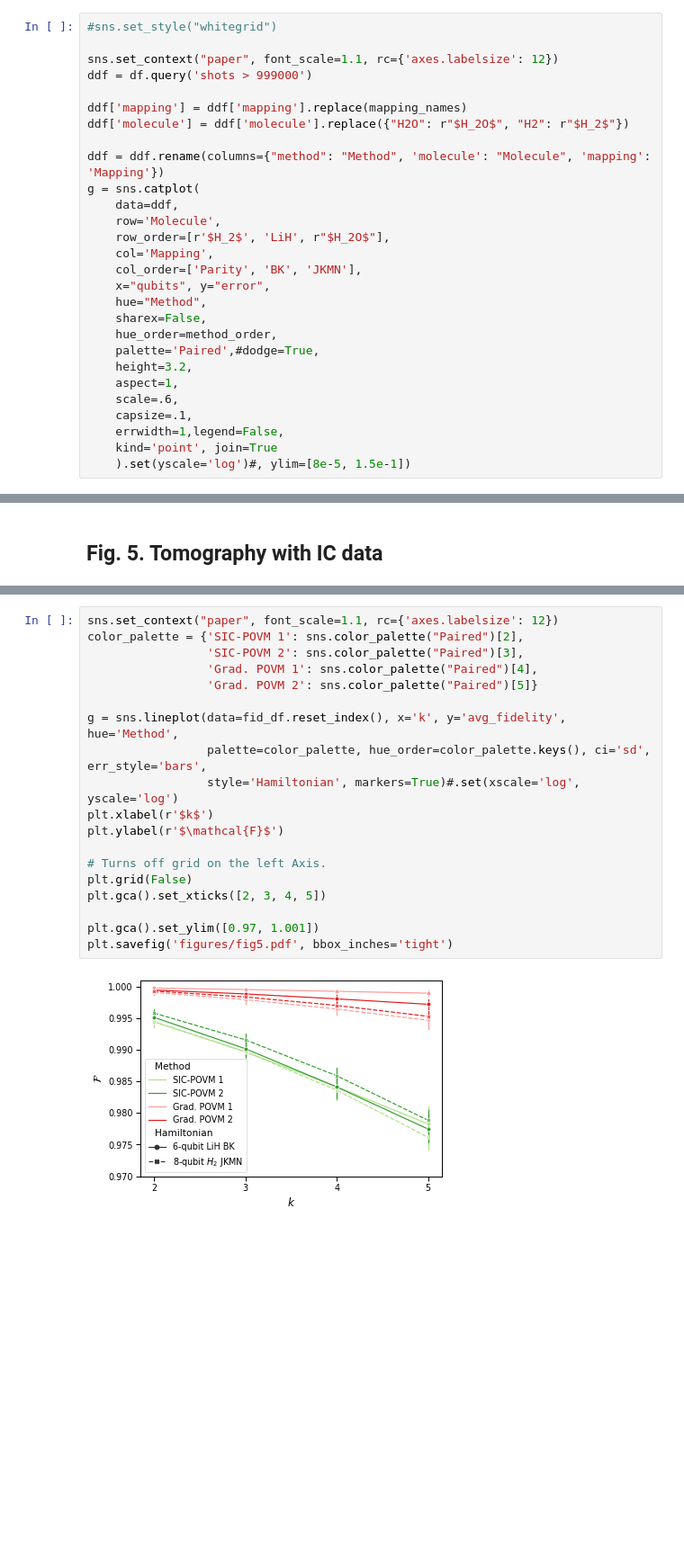
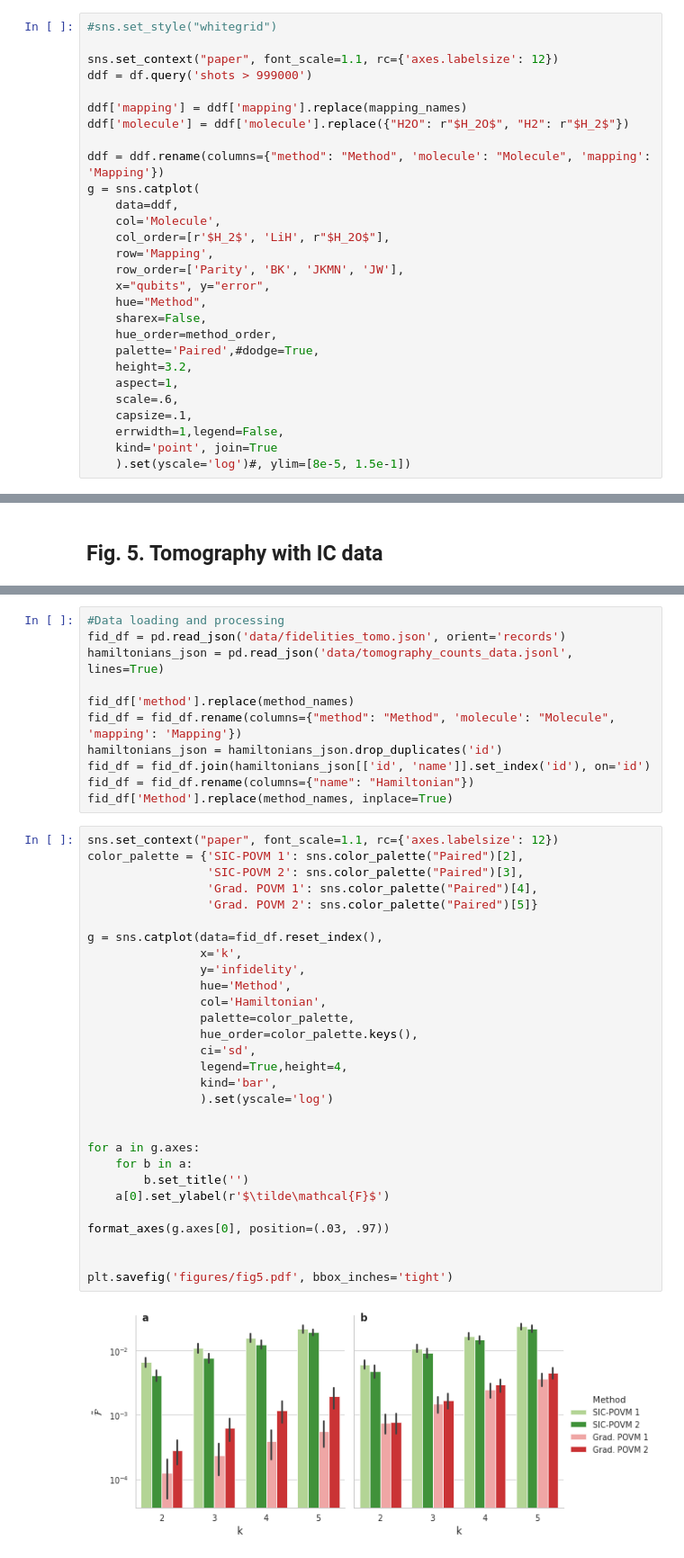
Before and after one commit to matteoacrossi/adapt_ic-povm, a Jupyter notebook: Figures.ipynb, the cells around one changed output, grey strips where cells are left out. Shown at 90% size. Cells and saved outputs as stored; diff of their text form; blank space fills up the shorter version.

```diff
--- a/Figures.ipynb
+++ b/Figures.ipynb
@@ -360,10 +286,10 @@ ddf['molecule'] = ddf['molecule'].replace({"H2O": r"$H_2O$", "H2": r"$H_2$"})
 ddf = ddf.rename(columns={"method": "Method", 'molecule': "Molecule", 'mapping': 'Mapping'})
 g = sns.catplot(
     data=ddf,
-    row='Molecule',
-    row_order=[r'$H_2$', 'LiH', r"$H_2O$"],
-    col='Mapping',
-    col_order=['Parity', 'BK', 'JKMN'],
+    col='Molecule',
+    col_order=[r'$H_2$', 'LiH', r"$H_2O$"],
+    row='Mapping',
+    row_order=['Parity', 'BK', 'JKMN', 'JW'],
     x="qubits", y="error",
     hue="Method",
     sharex=False,
@@ -535,21 +446,42 @@ fid_df = pd.read_json('data/fidelities_tomo.json', orient='records')
+# %%
+#Data loading and processing
+fid_df = pd.read_json('data/fidelities_tomo.json', orient='records')
+hamiltonians_json = pd.read_json('data/tomography_counts_data.jsonl', lines=True)
+
+fid_df['method'].replace(method_names)
+fid_df = fid_df.rename(columns={"method": "Method", 'molecule': "Molecule", 'mapping': 'Mapping'})
+hamiltonians_json = hamiltonians_json.drop_duplicates('id')
+fid_df = fid_df.join(hamiltonians_json[['id', 'name']].set_index('id'), on='id')
+fid_df = fid_df.rename(columns={"name": "Hamiltonian"})
+fid_df['Method'].replace(method_names, inplace=True)
 # %%
 sns.set_context("paper", font_scale=1.1, rc={'axes.labelsize': 12})
 color_palette = {'SIC-POVM 1': sns.color_palette("Paired")[2],
                  'SIC-POVM 2': sns.color_palette("Paired")[3],
                  'Grad. POVM 1': sns.color_palette("Paired")[4],
                  'Grad. POVM 2': sns.color_palette("Paired")[5]}
 
-g = sns.lineplot(data=fid_df.reset_index(), x='k', y='avg_fidelity', hue='Method',
-                 palette=color_palette, hue_order=color_palette.keys(), ci='sd', err_style='bars',
-                 style='Hamiltonian', markers=True)#.set(xscale='log', yscale='log')
-plt.xlabel(r'$k$')
-plt.ylabel(r'$\mathcal{F}$')
+g = sns.catplot(data=fid_df.reset_index(),
+                x='k',
+                y='infidelity',
+                hue='Method',
+                col='Hamiltonian',
+                palette=color_palette,
+                hue_order=color_palette.keys(),
+                ci='sd',
+                legend=True,height=4,
+                kind='bar',
+                ).set(yscale='log')
 
-# Turns off grid on the left Axis.
-plt.grid(False)
-plt.gca().set_xticks([2, 3, 4, 5])
 
-plt.gca().set_ylim([0.97, 1.001])
+for a in g.axes:
+    for b in a:
+        b.set_title('')
+    a[0].set_ylabel(r'$\tilde\mathcal{F}$')
+
+format_axes(g.axes[0], position=(.03, .97))
+
+
 plt.savefig('figures/fig5.pdf', bbox_inches='tight')
 # %% [output]
-[figure, old version]
+[figure, new version]
```
Also changed, not shown: parts of 18 cells of this notebook.
